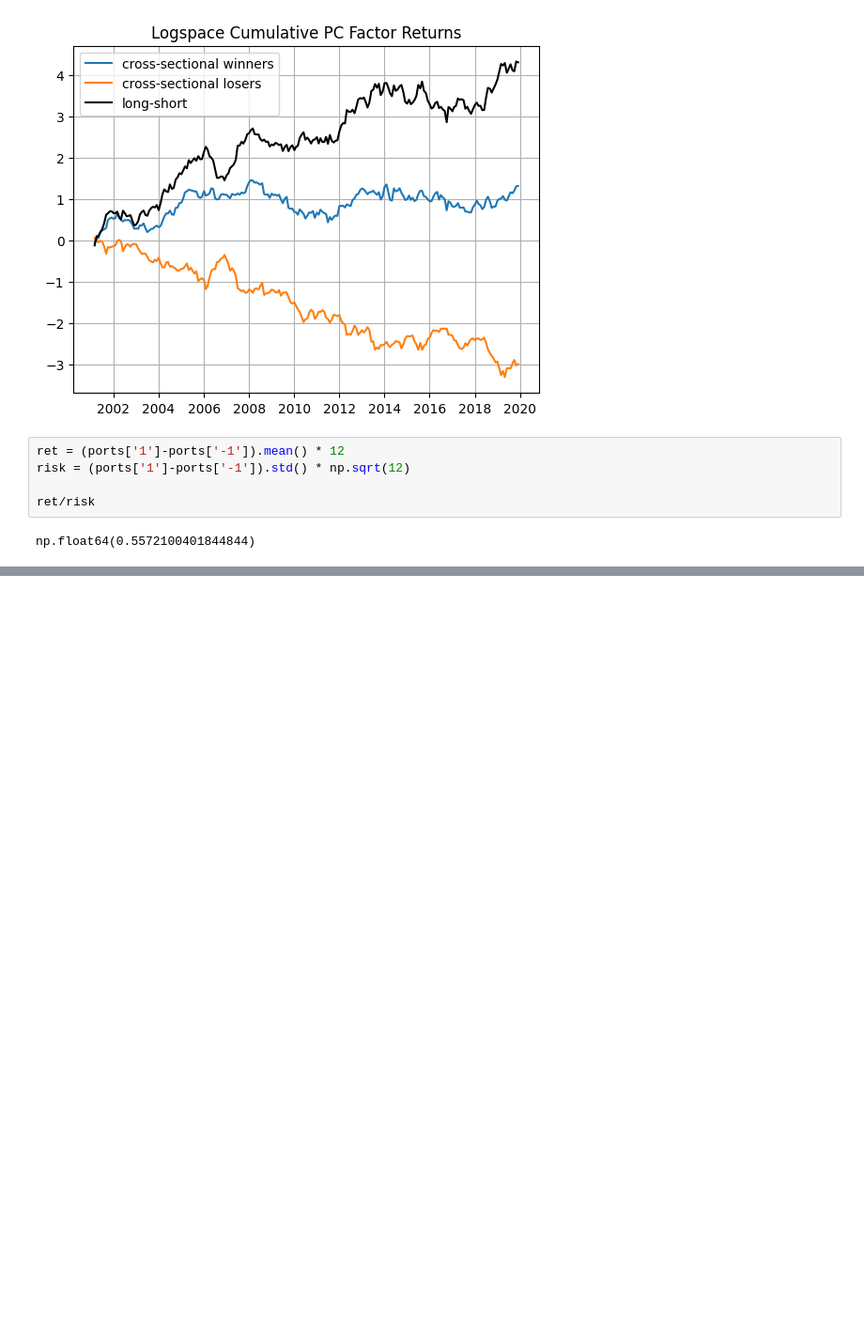
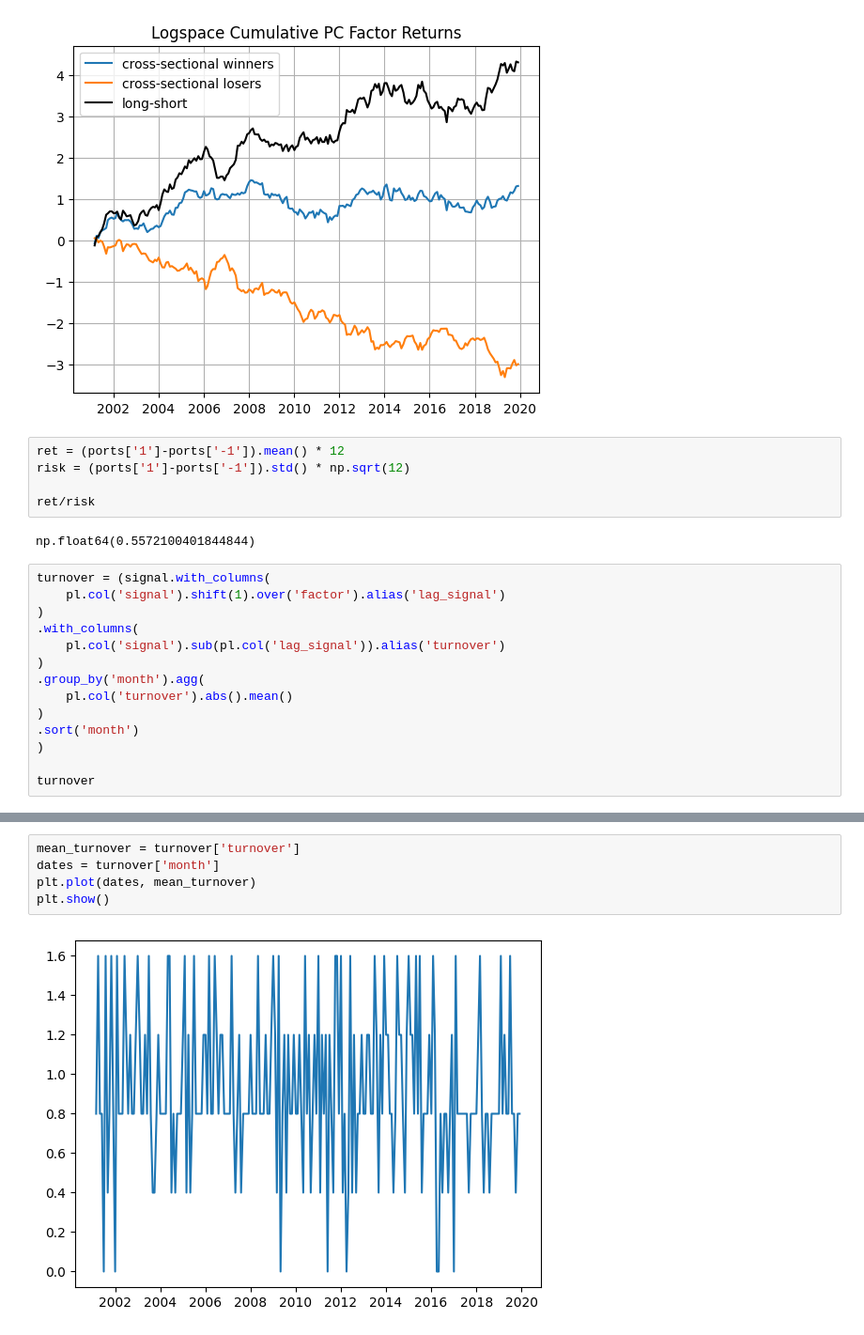
Before and after one commit to rvance1/factor-momentum, a Jupyter notebook: notebooks/TEMP.ipynb, the cells around one changed output, grey strips where cells are left out. Shown: that part at 94% size. Cells and saved outputs as stored; diff of their text form; blank space fills up the shorter version.

```diff
--- a/notebooks/TEMP.ipynb
+++ b/notebooks/TEMP.ipynb
@@ -143,3 +145,17 @@ risk = (ports['1']-ports['-1']).std() * np.sqrt(12)
 ret/risk
 # %% [output]
 np.float64(0.5572100401844844)
+# %%
+turnover = (signal.with_columns(
+    pl.col('signal').shift(1).over('factor').alias('lag_signal')
+)
+.with_columns(
+    pl.col('signal').sub(pl.col('lag_signal')).alias('turnover')
+)
+.group_by('month').agg(
+    pl.col('turnover').abs().mean()
+)
+.sort('month')
+)
+
+turnover
@@ -145,0 +177,7 @@ np.float64(0.5572100401844844)
+# %%
+mean_turnover = turnover['turnover']
+dates = turnover['month']
+plt.plot(dates, mean_turnover)
+plt.show()
+# %% [output]
+[figure, added]
```
Also changed, not shown: parts of 4 cells of this notebook, 1 other file.
